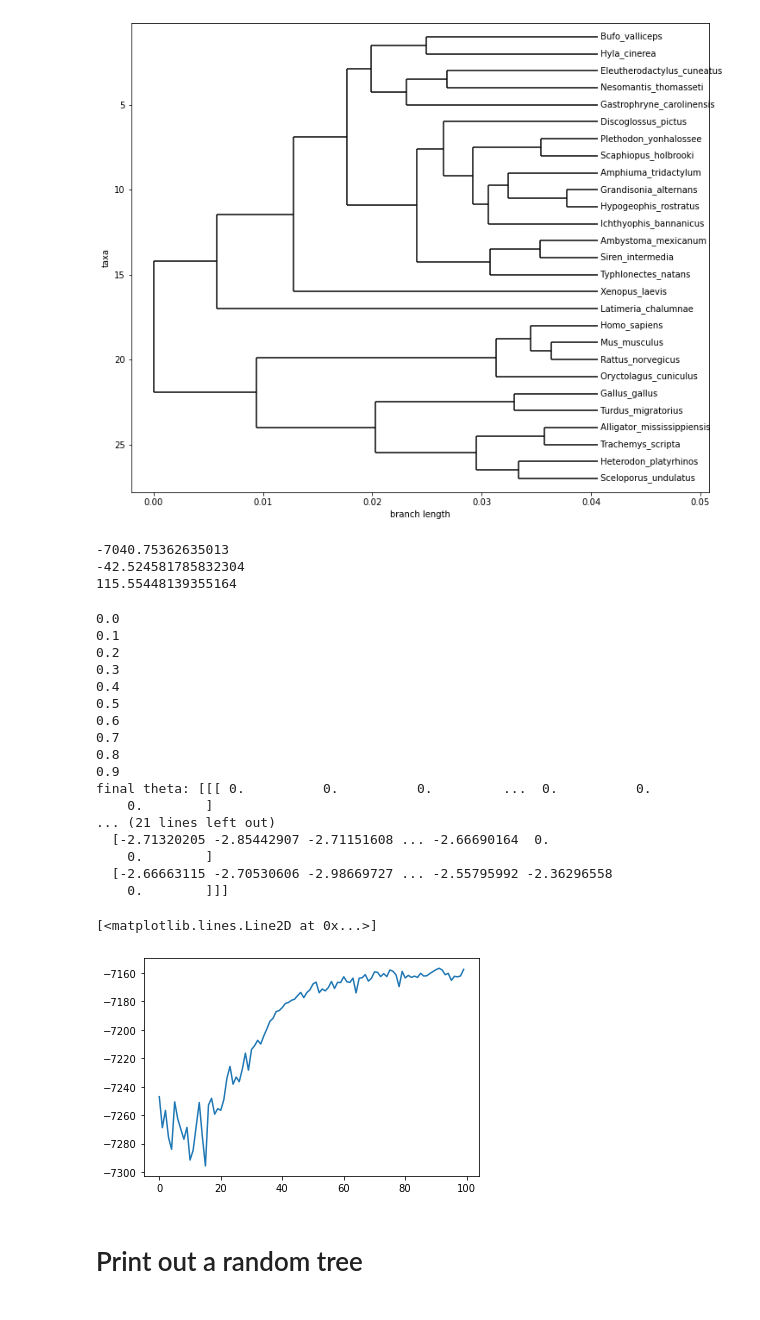
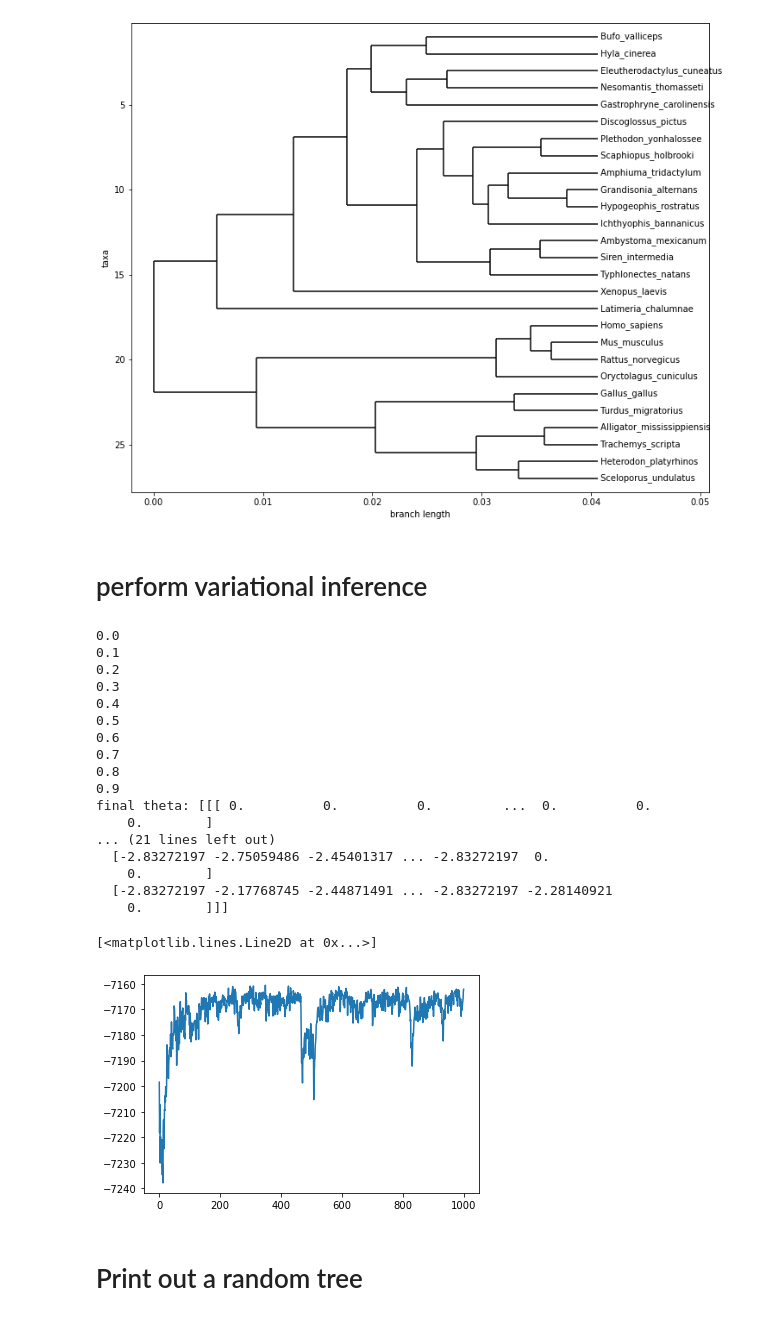
Before and after one commit to EvanSidrow/VIPR, a Jupyter notebook: src/Coalescence.ipynb, the cells around one changed output. Saved outputs shown, nothing was run; the diff lists cells and outputs as text; code cells hidden in the pictures.

```diff
--- a/src/Coalescence.ipynb
+++ b/src/Coalescence.ipynb
@@ -162,54 +150,39 @@ ax = fig.add_subplot(1, 1, 1)
 Phylo.draw(tree_to_draw, axes=ax)
 # %% [output]
 [figure]
-# %%
-Z = np.random.normal(np.ones_like(theta[0]))
-log_times = np.exp(theta[1])*Z+theta[0]
-log_times = log_times + np.triu(np.ones_like(theta[0])*np.inf)
-
-tree = Tree(theta,log_times,tree_log_probs,
-            pop_size=pop_size)
-
-#print(log_times)
-print(tree.log_like)
-print(tree.log_prior)
-print(tree.log_q)
-#print([x.log_coal_time for x in tree.nodes])
-# %% [output]
--7040.75362635013
--42.524581785832304
-115.55448139355164
+# %% [markdown]
+# perform variational inference
 # %%
 optim = Optimizer(tree_log_probs,theta)
 
-optim.optimize_q_reparam(10,100,alphas=[0.1,0.1],
+optim.optimize_q_reparam(10,1000,alphas=[0.1,0.1],
                          pop_size=pop_size)
 #optim.optimize_q_reinforce(5,1000,alphas=[0.01,0.001],
 #                           pop_size=np.ones_like(theta[0]))
 
 print("final theta:",optim.theta)
 theta = optim.theta
 plt.plot(optim.ELBO_ests)
 # %% [output]
 0.0
 0.1
 0.2
 0.3
 0.4
 0.5
 0.6
 0.7
 0.8
 0.9
 final theta: [[[ 0.          0.          0.         ...  0.          0.
     0.        ]
 ... (21 lines left out)
-  [-2.71320205 -2.85442907 -2.71151608 ... -2.66690164  0.
+  [-2.83272197 -2.75059486 -2.45401317 ... -2.83272197  0.
     0.        ]
-  [-2.66663115 -2.70530606 -2.98669727 ... -2.55795992 -2.36296558
+  [-2.83272197 -2.17768745 -2.44871491 ... -2.83272197 -2.28140921
     0.        ]]]
 [<matplotlib.lines.Line2D at 0x...>]
-[figure, old version]
+[figure, new version]
 # %% [markdown]
 # Print out a random tree
 # %%
```
Also changed, not shown: parts of 10 cells of this notebook, 3 other files.
